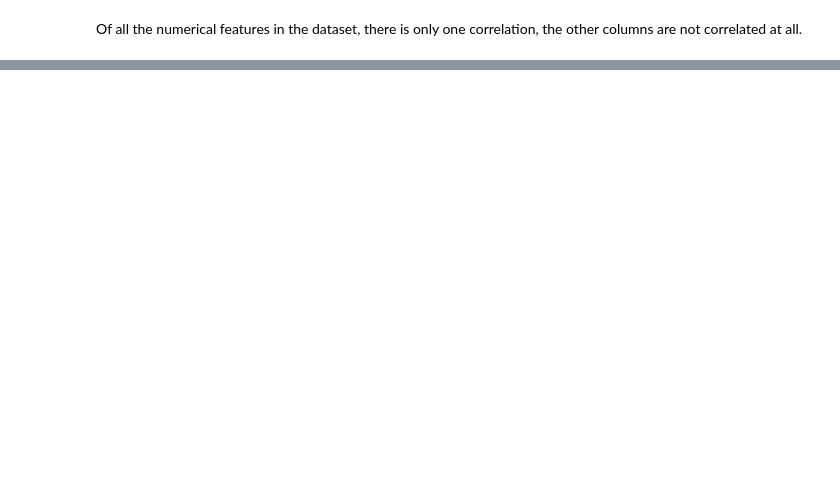
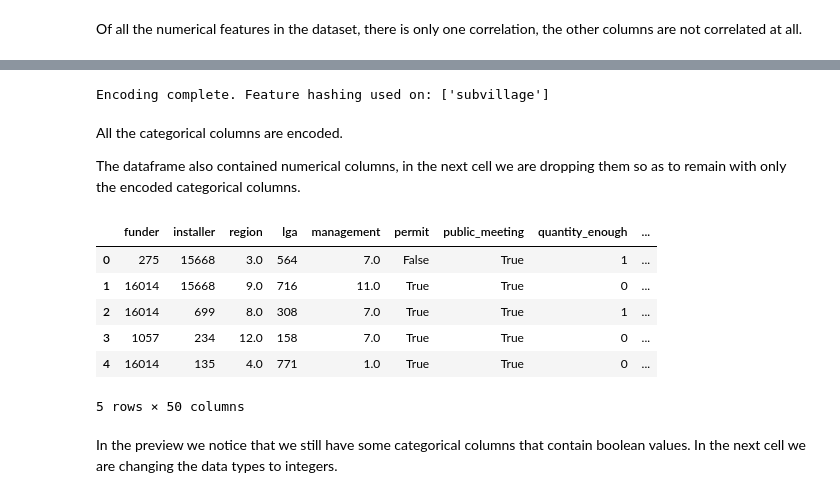
Before and after one commit to Assesa44/Tanzania-Wells-Functionality-Predictions, a Jupyter notebook: Notebooks/wells_analysis.ipynb, the cells around one changed output, grey strips where cells are left out. Drawn from its saved outputs; the diff is of its cells as text; code cells hidden in the pictures; blank space fills up the shorter version.

Commit message:
docs: added a data preprocessing section

```diff
--- a/Notebooks/wells_analysis.ipynb
+++ b/Notebooks/wells_analysis.ipynb
@@ -888,0 +1045,56 @@ Of all the numerical features in the dataset, there is only one correlation, the
+# %%
+# Make a copy of the original X dataframe
+X_encoded = X.copy()
+
+# Save encoder objects for reuse
+encoders = {}
+hashed_columns = []
+
+for col in cat_cols:
+    n_unique = X[col].nunique()
+
+    if n_unique <= 10:
+        # One-hot encode
+        dummies = pd.get_dummies(X[col], prefix=col, drop_first=True)
+        X_encoded = pd.concat([X_encoded.drop(columns=[col]), dummies], axis=1)
+
+    elif n_unique <= 50:
+        # Ordinal encode
+        oe = OrdinalEncoder()
+        X_encoded[col] = oe.fit_transform(X[[col]])
+        encoders[col] = oe
+
+    elif n_unique <= 200:
+        # Frequency encode
+        freq_map = X[col].value_counts().to_dict()
+        X_encoded[col] = X[col].map(freq_map)
+
+    else:
+        # Feature Hashing for very high cardinality
+        fh = FeatureHasher(n_features=8, input_type='string')
+        hashed = fh.transform(X[col].astype(str)).toarray()
+        hashed_df = pd.DataFrame(hashed, columns=[f"{col}_hash_{i}" for i in range(8)])
+        X_encoded = pd.concat([X_encoded.drop(columns=[col]), hashed_df], axis=1)
+        hashed_columns.append(col)
+# %% [output]
+Encoding complete. Feature hashing used on: ['subvillage']
+# %% [markdown]
+All the categorical columns are encoded.
+
+The dataframe also contained numerical columns, in the next cell we are dropping them so as to remain with only the encoded categorical columns.
+# %%
+# Drop the numerical columns
+X_encoded.drop(columns= ['construction_year', 'amount_tsh', 'longitude', 'latitude', 'population'], inplace= True)
+
+# Preview
+X_encoded.head()
+# %% [output]
+|  | funder | installer | region | lga | management | permit | public_meeting | quantity_enough | ... |
+| 0 | 275 | 15668 | 3.0 | 564 | 7.0 | False | True | 1 | ... |
+| 1 | 16014 | 15668 | 9.0 | 716 | 11.0 | True | True | 0 | ... |
+| 2 | 16014 | 699 | 8.0 | 308 | 7.0 | True | True | 1 | ... |
+| 3 | 1057 | 234 | 12.0 | 158 | 7.0 | True | True | 0 | ... |
+| 4 | 16014 | 135 | 4.0 | 771 | 1.0 | True | True | 0 | ... |
+5 rows × 50 columns
+# %% [markdown]
+In the preview we notice that we still have some categorical columns that contain boolean values. In the next cell we are changing the data types to integers.
```
Also changed, not shown: parts of 37 cells of this notebook.
